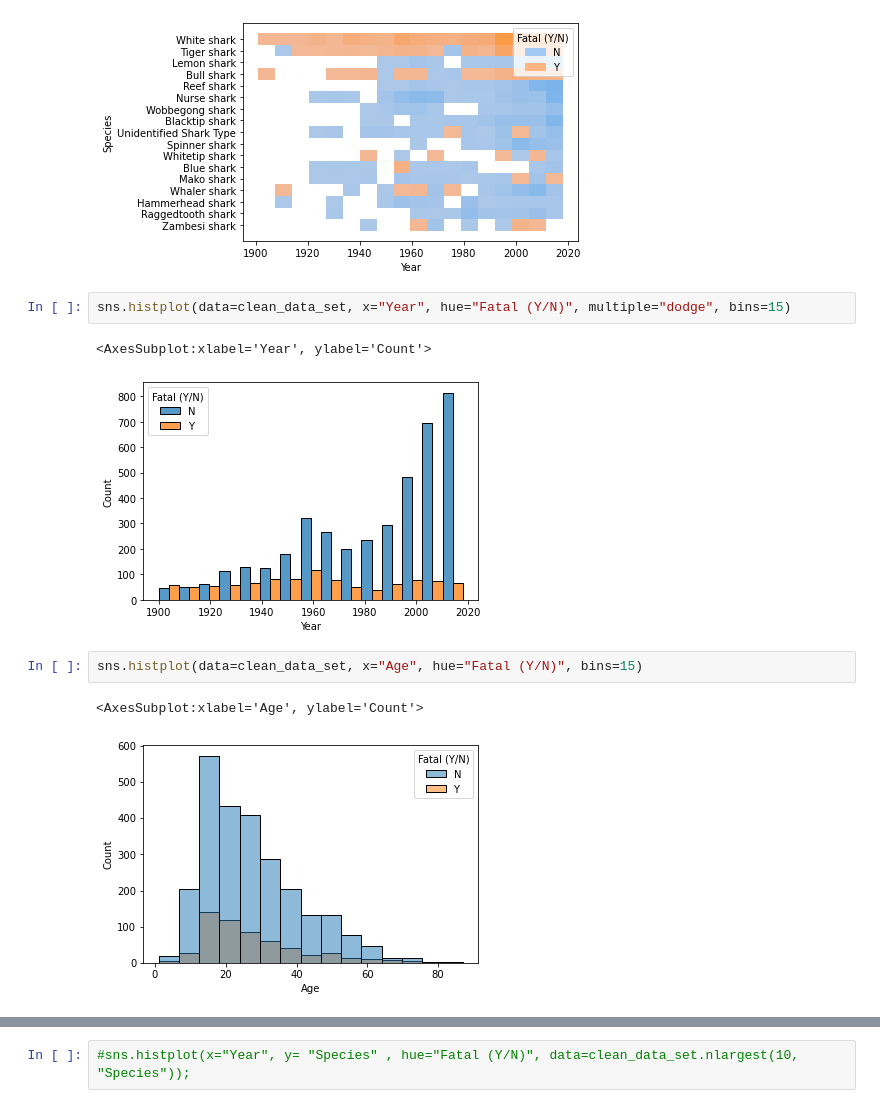
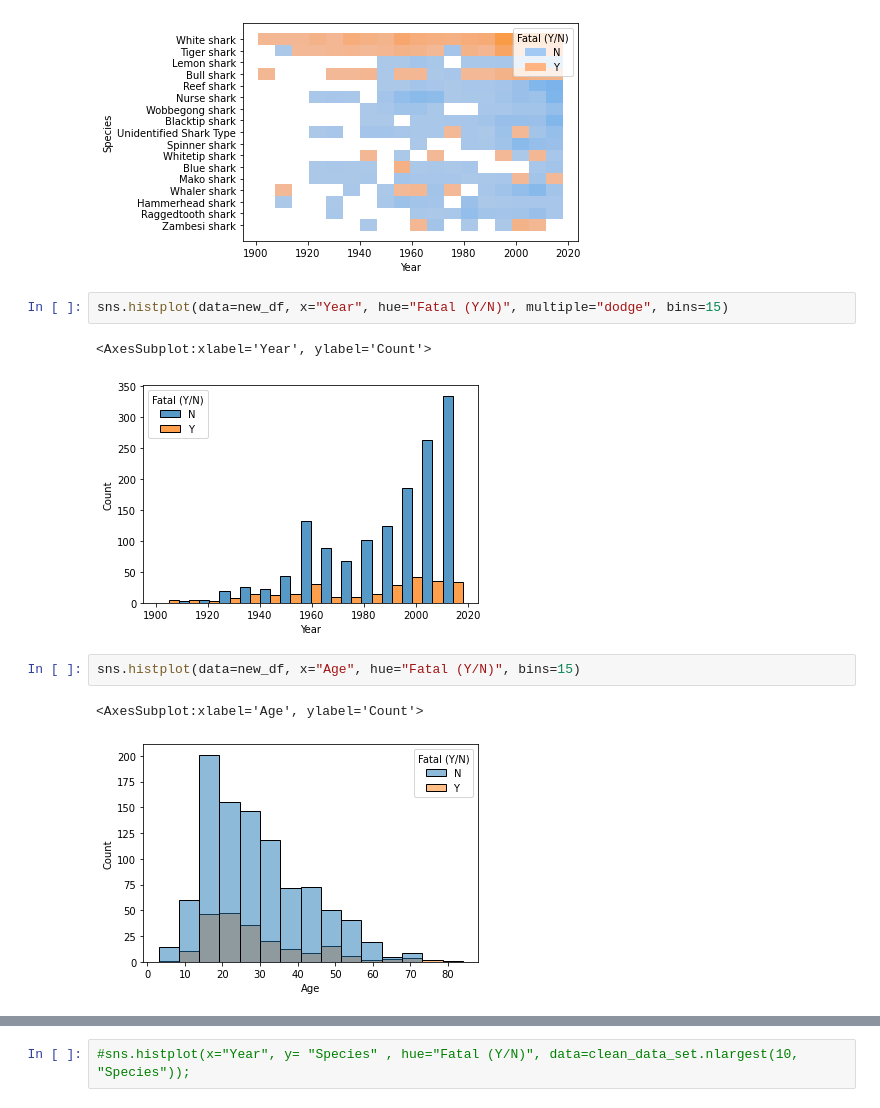
Before and after one commit to Hugocodesdude/Project_1, a Jupyter notebook: Project_1_Data_Vis.ipynb, the cells around one changed output, grey strips where cells are left out. Drawn from its saved outputs; the diff is of its cells as text.

```diff
--- a/Project_1_Data_Vis.ipynb
+++ b/Project_1_Data_Vis.ipynb
@@ -49,13 +49,13 @@ sns.histplot(x="Year", y= "Species" , hue="Fatal (Y/N)", data=new_df, palette="p
 # %% [output]
 [figure]
 # %%
-sns.histplot(data=clean_data_set, x="Year", hue="Fatal (Y/N)", multiple="dodge", bins=15)
+sns.histplot(data=new_df, x="Year", hue="Fatal (Y/N)", multiple="dodge", bins=15)
 # %% [output]
 <AxesSubplot:xlabel='Year', ylabel='Count'>
-[figure, old version]
+[figure, new version]
 # %%
-sns.histplot(data=clean_data_set, x="Age", hue="Fatal (Y/N)", bins=15)
+sns.histplot(data=new_df, x="Age", hue="Fatal (Y/N)", bins=15)
 # %% [output]
 <AxesSubplot:xlabel='Age', ylabel='Count'>
-[figure, old version]
+[figure, new version]
 # %%
```
Also changed, not shown: parts of 5 cells of this notebook, 1 other file.
